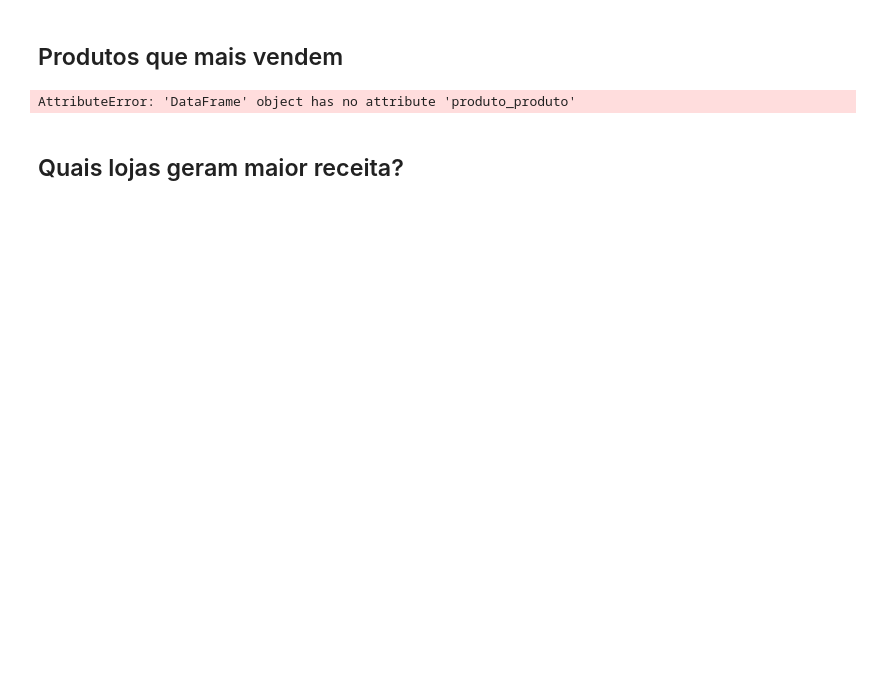
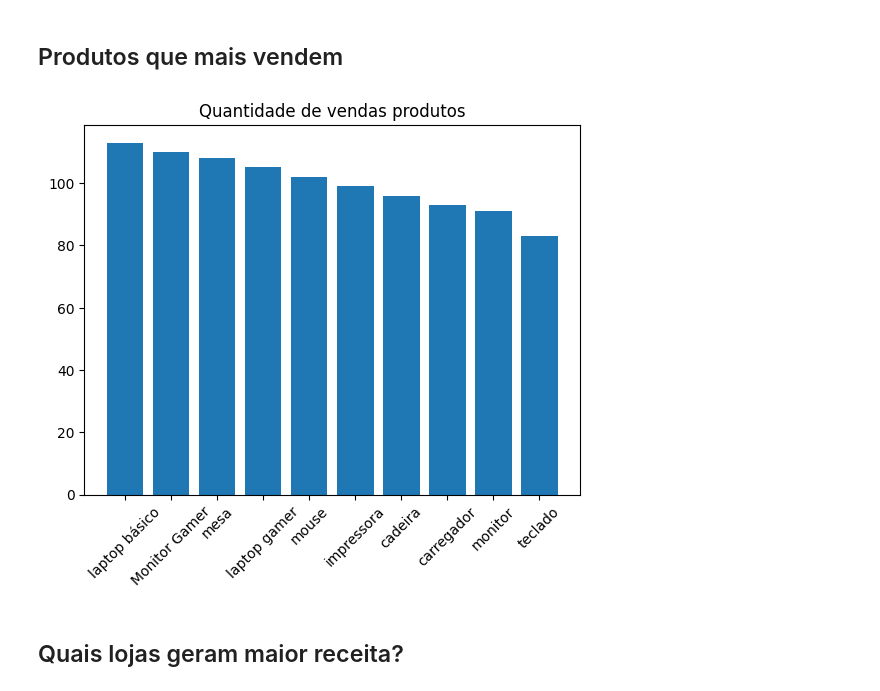
Before and after one commit to Byanna13/Projetos_Python, a Jupyter notebook: temp_04_analise_p1_MODELO.ipynb, the cells around one changed output. Cells and saved outputs as stored; diff of their text form; code cells hidden in the pictures; blank space fills up the shorter version.

```diff
--- a/temp_04_analise_p1_MODELO.ipynb
+++ b/temp_04_analise_p1_MODELO.ipynb
@@ -183,19 +183,21 @@ plt.show()
 # %% [markdown]
 ## Produtos que mais vendem
 # %%
-grafico_lojas = lista_geral.groupby('produto_produto').count().produto_produto
+grafico_produto = lista_geral.groupby('produto_produto').count().produto_valor.sort_values(ascending=False)
 
 # diminui o nome das cidades em baixo do codigo
-plt.figure(figsize=(15,4))
+# plt.figure(figsize=(9,4))
 
-plt.bar(produto_produto.index, produto_produto.values)
-plt.title('Quantidade de venda por lojas')
+# grafico_produto
+
+plt.bar(grafico_produto.index, grafico_produto.values)
+plt.title('Quantidade de vendas produtos')
 
 # rotaciona os nomes em baixo do grafico
 plt.xticks(rotation=45)
 
 plt.show()
 # %% [output]
-AttributeError: 'DataFrame' object has no attribute 'produto_produto'
+[figure, added]
 # %% [markdown]
 ## Quais lojas geram maior receita?
```
Also changed, not shown: parts of 4 cells of this notebook.
